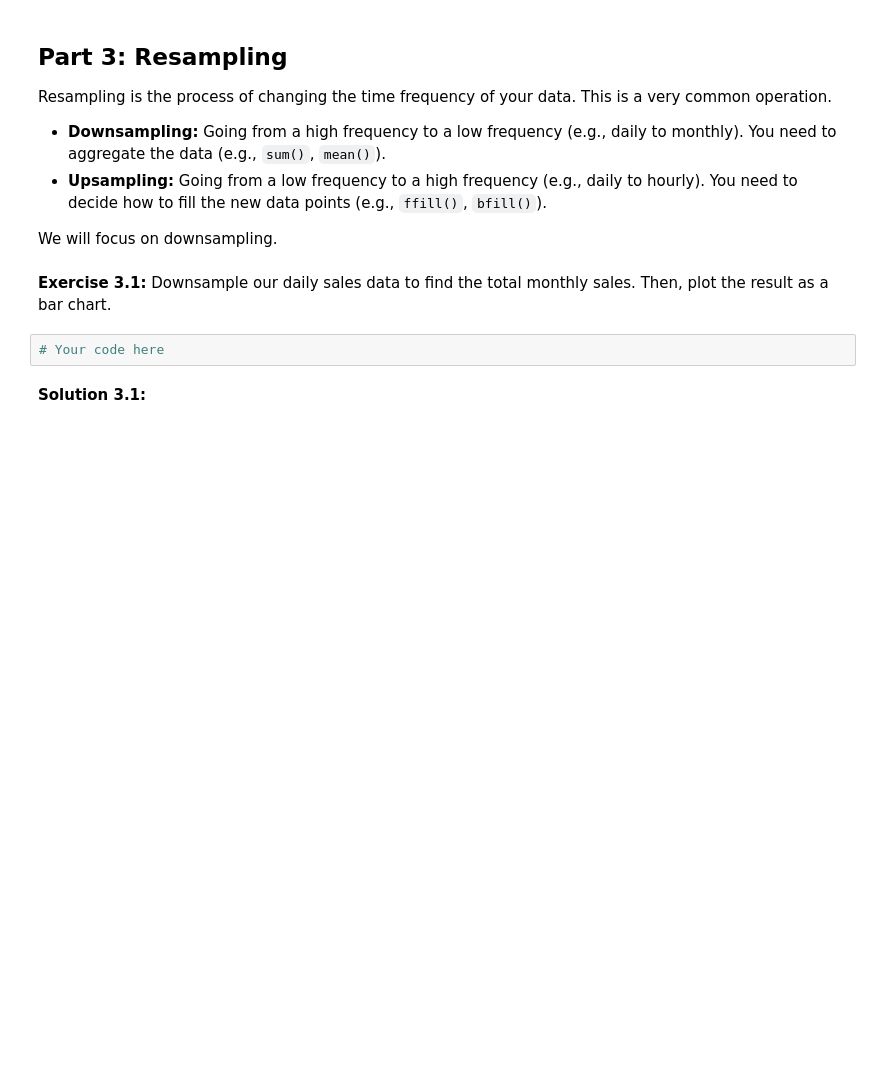
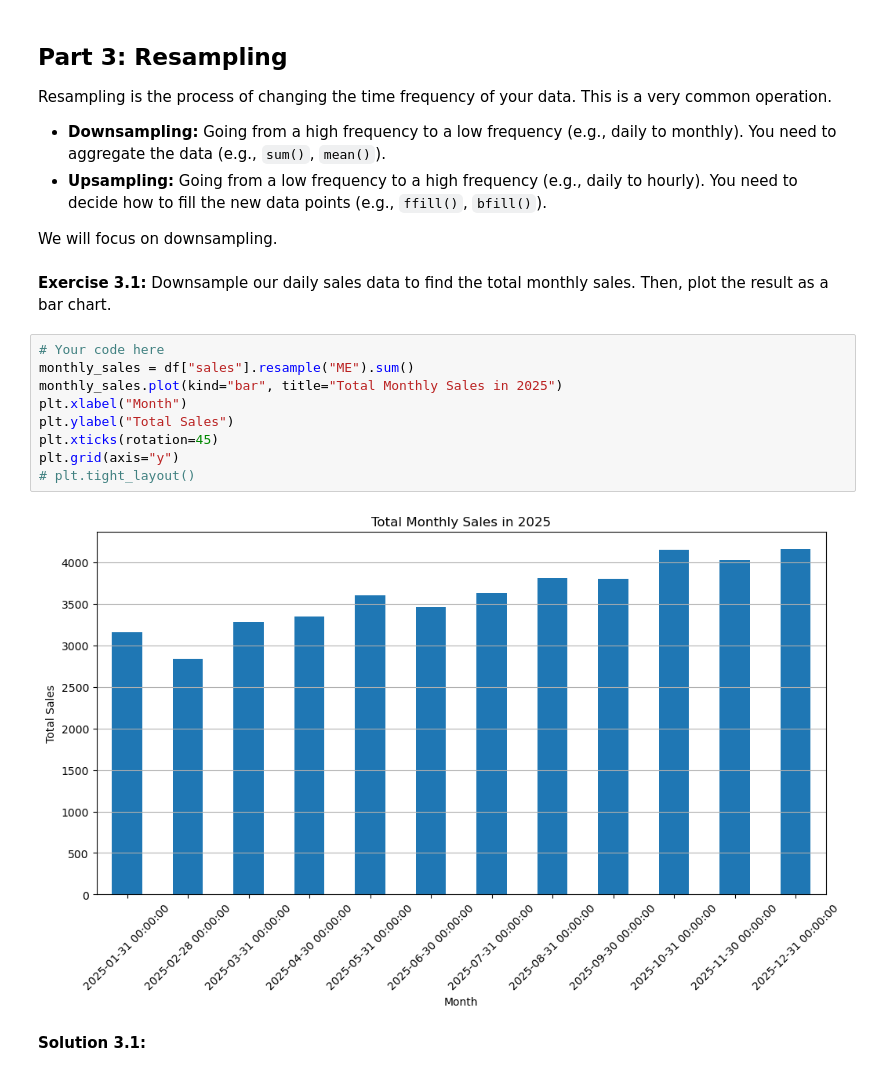
Before and after one commit to rksfn/scipy, a Jupyter notebook: week2_advanced_topics_and_scientific_computing/day13_time_series_analysis_with_pandas.ipynb, the cells around one changed output. Saved outputs shown, nothing was run; the diff lists cells and outputs as text; blank space fills up the shorter version.

```diff
--- a/week2_advanced_topics_and_scientific_computing/day13_time_series_analysis_with_pandas.ipynb
+++ b/week2_advanced_topics_and_scientific_computing/day13_time_series_analysis_with_pandas.ipynb
@@ -87,8 +131,17 @@ Resampling is the process of changing the time frequency of your data. This is a
 We will focus on downsampling.
 # %% [markdown]
 **Exercise 3.1:** Downsample our daily sales data to find the total monthly sales. Then, plot the result as a bar chart.
-# %%
-# Your code here
+# %%
+# Your code here
+monthly_sales = df["sales"].resample("ME").sum()
+monthly_sales.plot(kind="bar", title="Total Monthly Sales in 2025")
+plt.xlabel("Month")
+plt.ylabel("Total Sales")
+plt.xticks(rotation=45)
+plt.grid(axis="y")
+# plt.tight_layout()
+# %% [output]
+[figure, added]
 # %% [markdown]
 **Solution 3.1:**
 # %%
```
Also changed, not shown: parts of 14 cells of this notebook.
